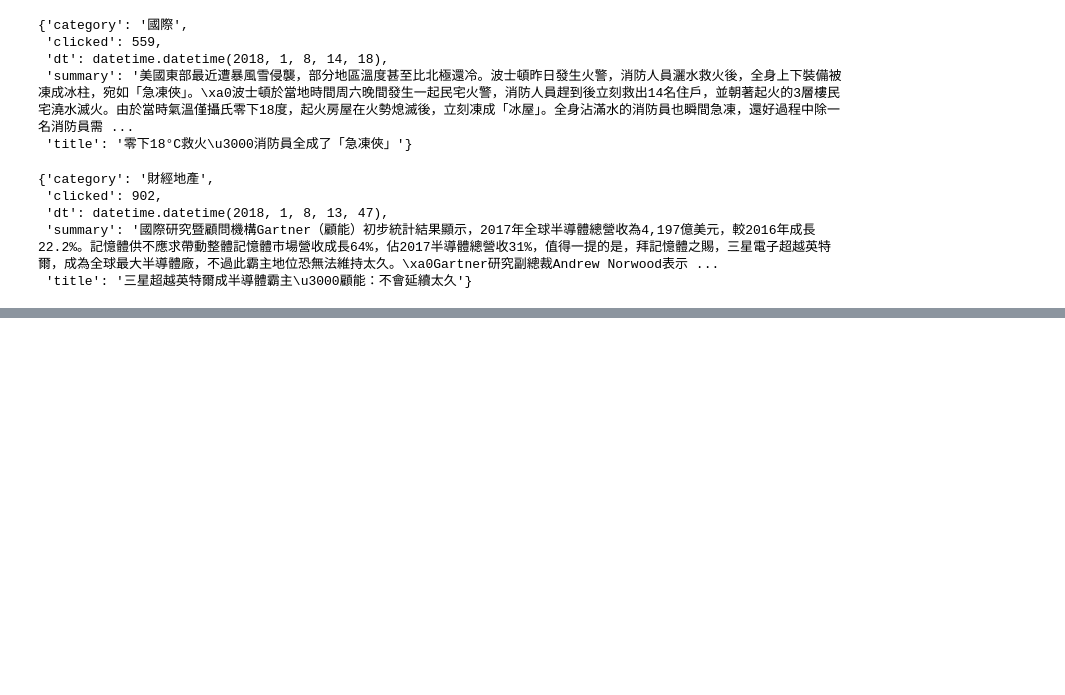
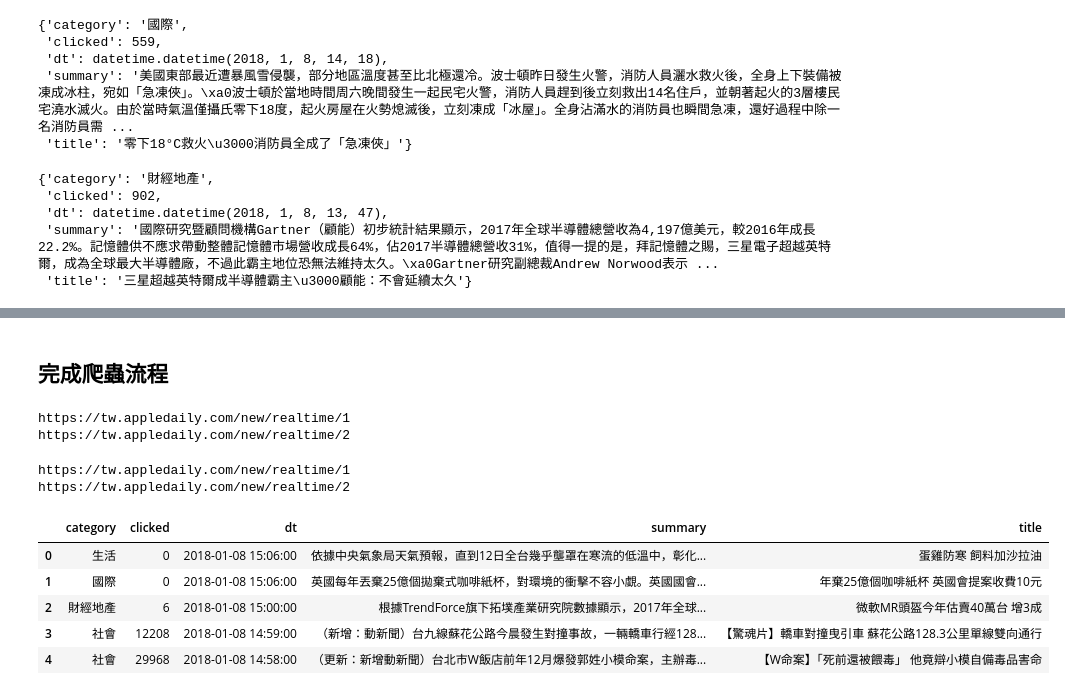
Before and after one commit to ywchiu/fubonpy, a Jupyter notebook: Demo20180108.ipynb, the cells around one changed output, grey strips where cells are left out. Saved outputs shown, nothing was run; the diff lists cells and outputs as text; code cells hidden in the pictures; blank space fills up the shorter version.

```diff
--- a/Demo20180108.ipynb
+++ b/Demo20180108.ipynb
@@ -412,0 +447,16 @@ parseDetail('https://tw.finance.appledaily.com/realtime/20180108/1274272/')
+# %% [markdown]
+## 完成爬蟲流程
+# %%
+newsurl = 'https://tw.appledaily.com/new/realtime/'
+for page in range(1,3):
+    print(newsurl + str(page))
+# %% [output]
+https://tw.appledaily.com/new/realtime/1
+https://tw.appledaily.com/new/realtime/2
+# %%
+newsurl = 'https://tw.appledaily.com/new/realtime/{}'
+for page in range(1,3):
+    print(newsurl.format(page))
+# %% [output]
+https://tw.appledaily.com/new/realtime/1
+https://tw.appledaily.com/new/realtime/2
@@ -412,0 +475,9 @@ parseDetail('https://tw.finance.appledaily.com/realtime/20180108/1274272/')
+# %%
+newsdf.head()
+# %% [output]
+|  | category | clicked | dt | summary | title |
+| 0 | 生活 | 0 | 2018-01-08 15:06:00 | 依據中央氣象局天氣預報，直到12日全台幾乎壟罩在寒流的低溫中，彰化... | 蛋雞防寒 飼料加沙拉油 |
+| 1 | 國際 | 0 | 2018-01-08 15:06:00 | 英國每年丟棄25億個拋棄式咖啡紙杯，對環境的衝擊不容小覷。英國國會... | 年棄25億個咖啡紙杯 英國會提案收費10元 |
+| 2 | 財經地產 | 6 | 2018-01-08 15:00:00 | 根據TrendForce旗下拓墣產業研究院數據顯示，2017年全球... | 微軟MR頭盔今年估賣40萬台 增3成 |
+| 3 | 社會 | 12208 | 2018-01-08 14:59:00 | （新增：動新聞）台九線蘇花公路今晨發生對撞事故，一輛轎車行經128... | 【驚魂片】轎車對撞曳引車 蘇花公路128.3公里單線雙向通行 |
+| 4 | 社會 | 29968 | 2018-01-08 14:58:00 | （更新：新增動新聞）台北市W飯店前年12月爆發郭姓小模命案，主辦毒... | 【W命案】「死前還被餵毒」 他竟辯小模自備毒品害命 |
```
Also changed, not shown: parts of 18 cells of this notebook, 1 other file.
